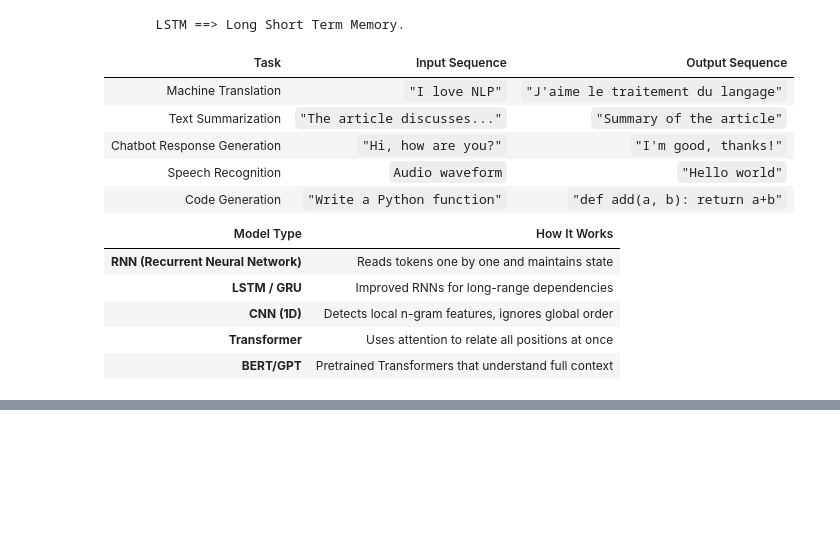
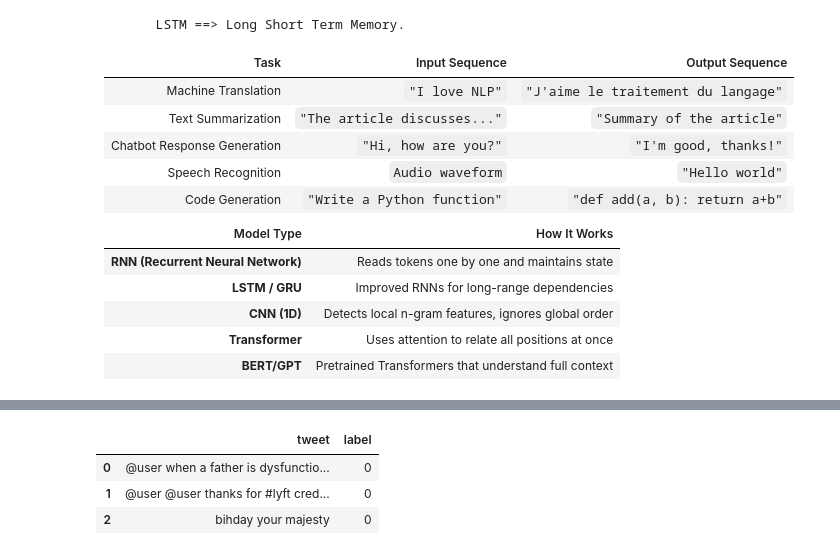
Before and after one commit to ankurs190/GenAI-Durgasoft-, a Jupyter notebook: NLP_Durgasoft.ipynb, the cells around one changed output, grey strips where cells are left out. Drawn from its saved outputs; the diff is of its cells as text; code cells hidden in the pictures; blank space fills up the shorter version.

```diff
--- a/NLP_Durgasoft.ipynb
+++ b/NLP_Durgasoft.ipynb
@@ -1457,0 +1572,7 @@ print(model.get_word_vector("language")) #This retrieves the embedding vector fo
+# %%
+X = df[["tweet"]]
+y= df["label"]
+# %%
+from imblearn.over_sampling import RandomOverSampler  # RandomOverSampler is used to handle imbalanced datasets by randomly duplicating examples from the minority class until both classes are balanced.
+ros = RandomOverSampler()
+ros
@@ -1457,0 +1581,3 @@ print(model.get_word_vector("language")) #This retrieves the embedding vector fo
+# %%
+X_ros, y_ros = ros.fit_resample(X, y)
+y_ros.value_counts()
@@ -1457,0 +1590,9 @@ print(model.get_word_vector("language")) #This retrieves the embedding vector fo
+# %%
+df1 = pd.DataFrame(X_ros)
+df1['label'] = y_ros
+df1.head(3)
+# %% [output]
+|  | tweet | label |
+| 0 | @user when a father is dysfunctio... | 0 |
+| 1 | @user @user thanks for #lyft cred... | 0 |
+| 2 | bihday your majesty | 0 |
```
Also changed, not shown: parts of 33 cells of this notebook.
